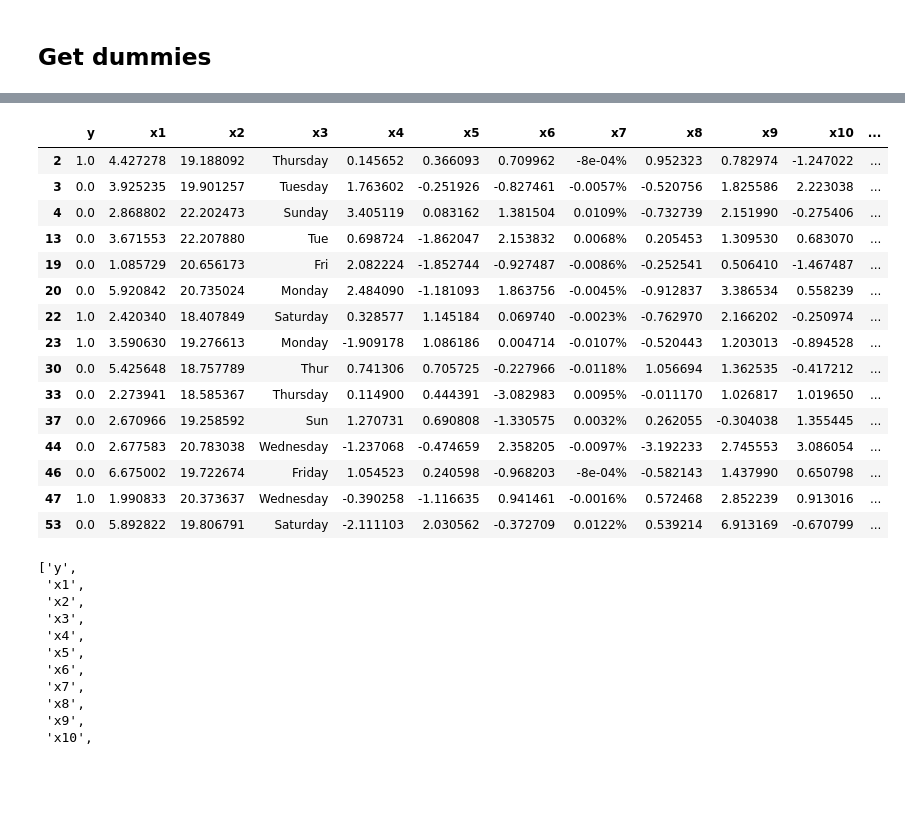
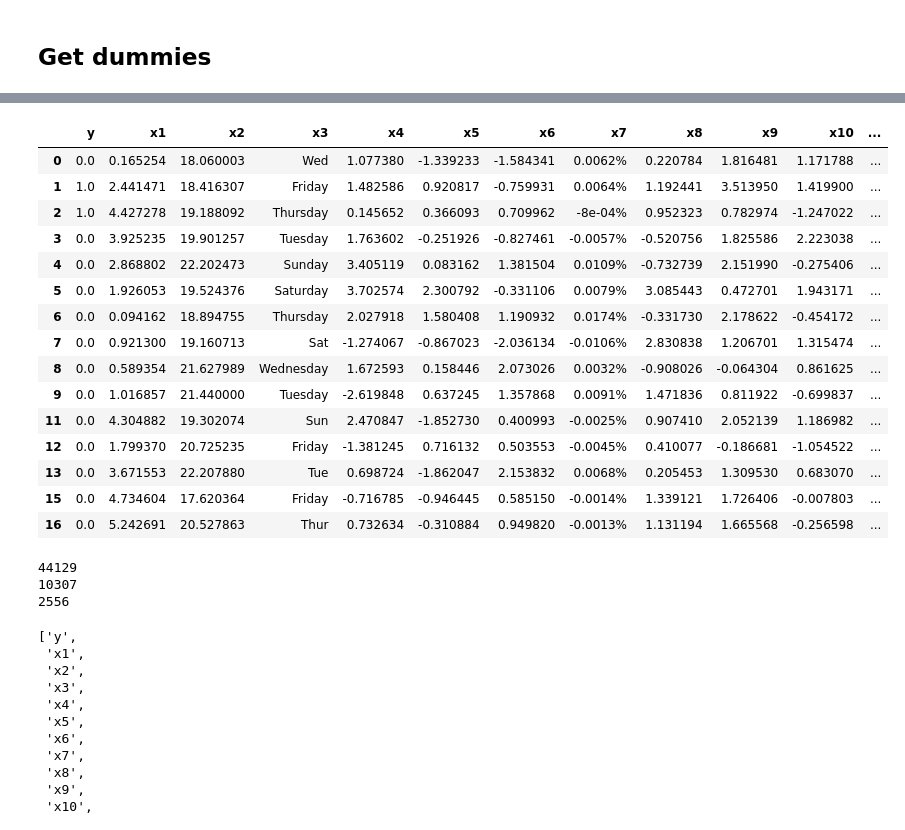
Before and after one commit to tamle2021/classification, a Jupyter notebook: sf.ipynb, the cells around one changed output, grey strips where cells are left out. Drawn from its saved outputs; the diff is of its cells as text; code cells hidden in the pictures; blank space fills up the shorter version.

```diff
--- a/sf.ipynb
+++ b/sf.ipynb
@@ -302,8 +293,8 @@ features = [
 # used to check data
 dfFilter = dfCombine[(dfCombine["x5"].isnull() == False)]
 dfFilter = dfFilter[(dfFilter["x26"].isnull() == False)]
-dfFilter = dfFilter[(dfFilter["x33"].isnull() == False)]
-dfFilter = dfFilter[(dfFilter["x63"].isnull() == False)]
+dfFilter = df
+Filter[(dfFilter["x63"].isnull() == False)]
 dfFilter = dfFilter[(dfFilter["x22"].isnull() == False)]
 dfFilter = dfFilter[(dfFilter["x38"].isnull() == False)]
 dfFilter = dfFilter[(dfFilter["x67"].isnull() == False)]
@@ -586,46 +533,39 @@ dfFilter.head(15)
 # %%
-catCarManufacturerX77 = pd.get_dummies(dfFilter["x77"],prefix="cat_car_manufacturer_x77")
-dfFilter = pd.merge(
-    left=dfFilter,
-    right=catCarManufacturerX77,
-    left_index=True,
-    right_index=True,
-)
+catCarManufacturerX77Filter = pd.get_dummies(dfFilter["x77"],prefix="cat_car_manufacturer_x77")
+dfFilter = pd.concat([dfFilter,catCarManufacturerX77Filter],axis=1)
 
-catCarManufacturerX77Train = pd.get_dummies(dfFilterTrain["x77"],prefix="cat_car_manufacturer_x77")
-dfFilterTrain = pd.merge(
-    left=dfFilterTrain,
-    right=catCarManufacturerX77Train,
-    left_index=True,
-    right_index=True,
-)
+catCarManufacturerX77FilterTrain = pd.get_dummies(dfFilterTrain["x77"],prefix="cat_car_manufacturer_x77")
+dfFilterTrain = pd.concat([dfFilterTrain,catCarManufacturerX77FilterTrain],axis=1)
 
-catCarManufacturerX77Test = pd.get_dummies(dfFilterTest["x77"],prefix="cat_car_manufacturer_x77")
-dfFilterTest = pd.merge(
-    left=dfFilterTest,
-    right=catCarManufacturerX77Test,
-    left_index=True,
-    right_index=True,
-)
+catCarManufacturerX77FilterTest = pd.get_dummies(dfFilterTest["x77"],prefix="cat_car_manufacturer_x77")
+dfFilterTest = pd.concat([dfFilterTest,catCarManufacturerX77FilterTest],axis=1)
 
 dfFilter.head(15)
 # %% [output]
 |  | y | x1 | x2 | x3 | x4 | x5 | x6 | x7 | x8 | x9 | x10 | ... |
+| 0 | 0.0 | 0.165254 | 18.060003 | Wed | 1.077380 | -1.339233 | -1.584341 | 0.0062% | 0.220784 | 1.816481 | 1.171788 | ... |
+| 1 | 1.0 | 2.441471 | 18.416307 | Friday | 1.482586 | 0.920817 | -0.759931 | 0.0064% | 1.192441 | 3.513950 | 1.419900 | ... |
 | 2 | 1.0 | 4.427278 | 19.188092 | Thursday | 0.145652 | 0.366093 | 0.709962 | -8e-04% | 0.952323 | 0.782974 | -1.247022 | ... |
 | 3 | 0.0 | 3.925235 | 19.901257 | Tuesday | 1.763602 | -0.251926 | -0.827461 | -0.0057% | -0.520756 | 1.825586 | 2.223038 | ... |
 | 4 | 0.0 | 2.868802 | 22.202473 | Sunday | 3.405119 | 0.083162 | 1.381504 | 0.0109% | -0.732739 | 2.151990 | -0.275406 | ... |
+| 5 | 0.0 | 1.926053 | 19.524376 | Saturday | 3.702574 | 2.300792 | -0.331106 | 0.0079% | 3.085443 | 0.472701 | 1.943171 | ... |
+| 6 | 0.0 | 0.094162 | 18.894755 | Thursday | 2.027918 | 1.580408 | 1.190932 | 0.0174% | -0.331730 | 2.178622 | -0.454172 | ... |
+| 7 | 0.0 | 0.921300 | 19.160713 | Sat | -1.274067 | -0.867023 | -2.036134 | -0.0106% | 2.830838 | 1.206701 | 1.315474 | ... |
+| 8 | 0.0 | 0.589354 | 21.627989 | Wednesday | 1.672593 | 0.158446 | 2.073026 | 0.0032% | -0.908026 | -0.064304 | 0.861625 | ... |
+| 9 | 0.0 | 1.016857 | 21.440000 | Tuesday | -2.619848 | 0.637245 | 1.357868 | 0.0091% | 1.471836 | 0.811922 | -0.699837 | ... |
+| 11 | 0.0 | 4.304882 | 19.302074 | Sun | 2.470847 | -1.852730 | 0.400993 | -0.0025% | 0.907410 | 2.052139 | 1.186982 | ... |
+| 12 | 0.0 | 1.799370 | 20.725235 | Friday | -1.381245 | 0.716132 | 0.503553 | -0.0045% | 0.410077 | -0.186681 | -1.054522 | ... |
 | 13 | 0.0 | 3.671553 | 22.207880 | Tue | 0.698724 | -1.862047 | 2.153832 | 0.0068% | 0.205453 | 1.309530 | 0.683070 | ... |
-| 19 | 0.0 | 1.085729 | 20.656173 | Fri | 2.082224 | -1.852744 | -0.927487 | -0.0086% | -0.252541 | 0.506410 | -1.467487 | ... |
-| 20 | 0.0 | 5.920842 | 20.735024 | Monday | 2.484090 | -1.181093 | 1.863756 | -0.0045% | -0.912837 | 3.386534 | 0.558239 | ... |
-| 22 | 1.0 | 2.420340 | 18.407849 | Saturday | 0.328577 | 1.145184 | 0.069740 | -0.0023% | -0.762970 | 2.166202 | -0.250974 | ... |
-| 23 | 1.0 | 3.590630 | 19.276613 | Monday | -1.909178 | 1.086186 | 0.004714 | -0.0107% | -0.520443 | 1.203013 | -0.894528 | ... |
-| 30 | 0.0 | 5.425648 | 18.757789 | Thur | 0.741306 | 0.705725 | -0.227966 | -0.0118% | 1.056694 | 1.362535 | -0.417212 | ... |
-| 33 | 0.0 | 2.273941 | 18.585367 | Thursday | 0.114900 | 0.444391 | -3.082983 | 0.0095% | -0.011170 | 1.026817 | 1.019650 | ... |
-| 37 | 0.0 | 2.670966 | 19.258592 | Sun | 1.270731 | 0.690808 | -1.330575 | 0.0032% | 0.262055 | -0.304038 | 1.355445 | ... |
-| 44 | 0.0 | 2.677583 | 20.783038 | Wednesday | -1.237068 | -0.474659 | 2.358205 | -0.0097% | -3.192233 | 2.745553 | 3.086054 | ... |
-| 46 | 0.0 | 6.675002 | 19.722674 | Friday | 1.054523 | 0.240598 | -0.968203 | -8e-04% | -0.582143 | 1.437990 | 0.650798 | ... |
-| 47 | 1.0 | 1.990833 | 20.373637 | Wednesday | -0.390258 | -1.116635 | 0.941461 | -0.0016% | 0.572468 | 2.852239 | 0.913016 | ... |
-| 53 | 0.0 | 5.892822 | 19.806791 | Saturday | -2.111103 | 2.030562 | -0.372709 | 0.0122% | 0.539214 | 6.913169 | -0.670799 | ... |
+| 15 | 0.0 | 4.734604 | 17.620364 | Friday | -0.716785 | -0.946445 | 0.585150 | -0.0014% | 1.339121 | 1.726406 | -0.007803 | ... |
+| 16 | 0.0 | 5.242691 | 20.527863 | Thur | 0.732634 | -0.310884 | 0.949820 | -0.0013% | 1.131194 | 1.665568 | -0.256598 | ... |
+# %%
+print(len(dfFilter))
+print(len(dfFilterTrain))
+print(len(dfFilterTest))
+# %% [output]
+44129
+10307
+2556
 # %%
 dfFilterTrain.columns.tolist()
 # %% [output]
```
Also changed, not shown: parts of 24 cells of this notebook, 1 other file.
